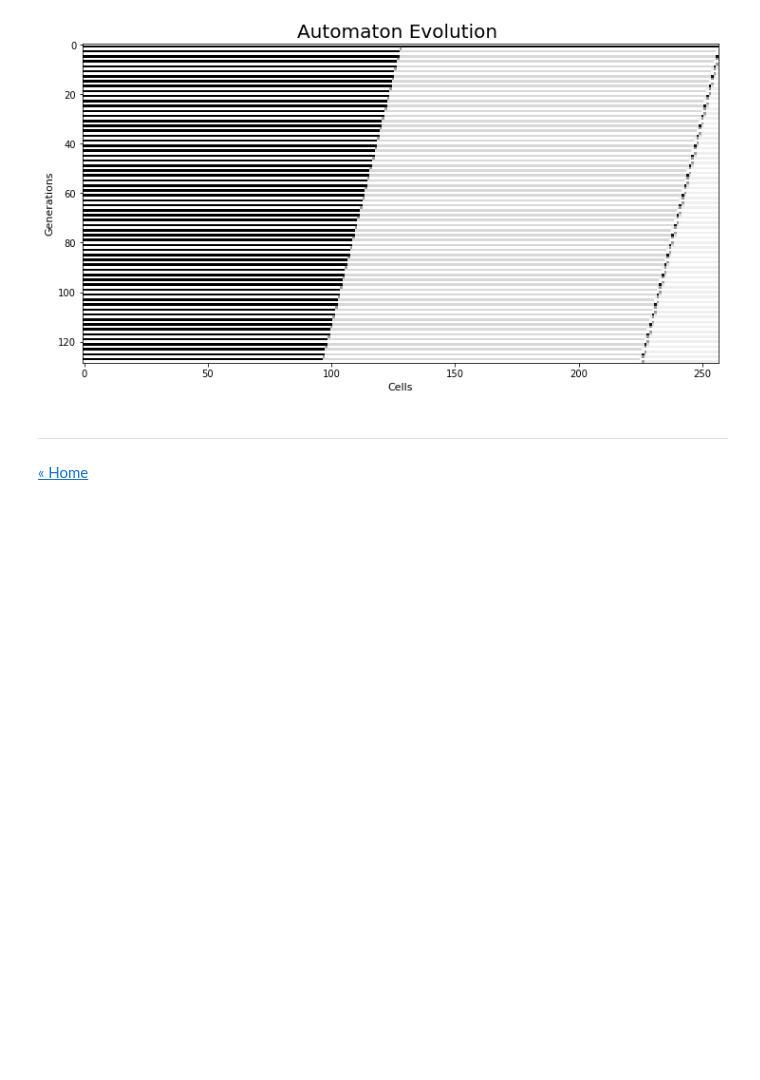
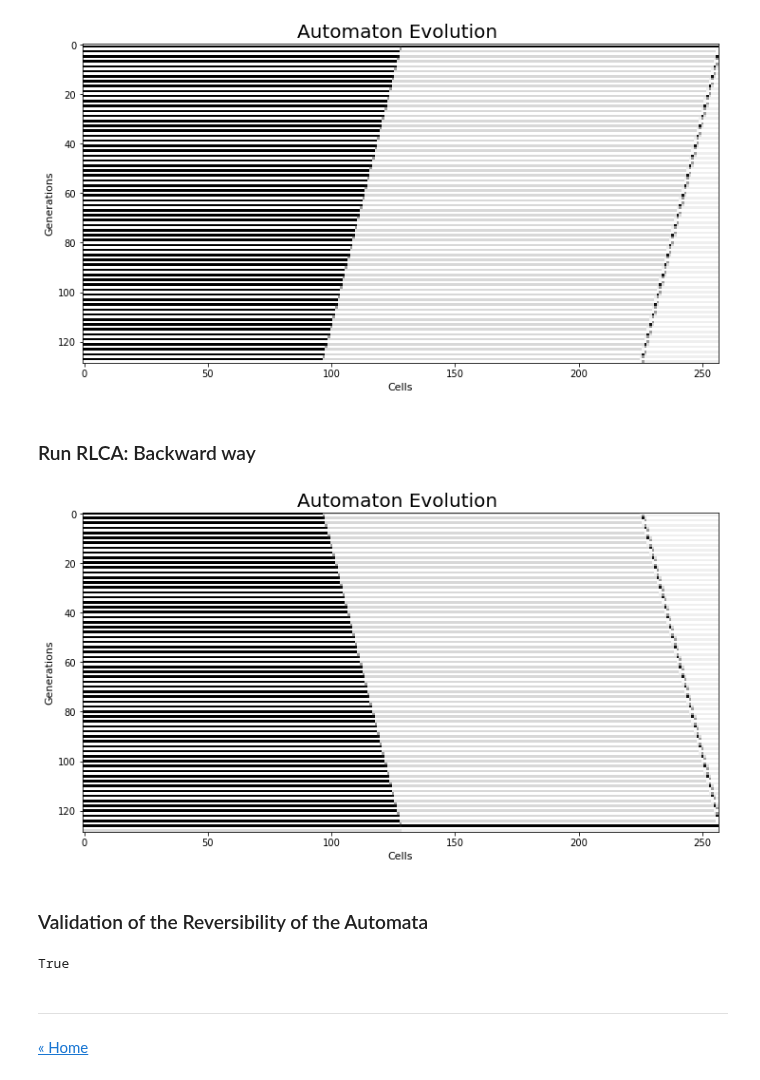
Before and after one commit to ansegura7/Algorithms, a Jupyter notebook: cellular-automata/CellularAutomata.ipynb, the cells around one changed output. Cells and saved outputs as stored; diff of their text form; code cells hidden in the pictures; blank space fills up the shorter version.

Commit message:
Cellular Automata
- Run RLCA: Backward way
- Validation of the Reversibility of the Automata

```diff
--- a/cellular-automata/CellularAutomata.ipynb
+++ b/cellular-automata/CellularAutomata.ipynb
@@ -259,6 +261,26 @@ universe = evolve_rlca_automaton(init_state, max_generations, rule, r, forward)
 plot_automata(universe)
 # %% [output]
 [figure]
+# %% [markdown]
+### Run RLCA: Backward way
+# %%
+# Initial state of the linear cellular automaton
+init_state2 = universe[max_generations - 1]
+# %%
+# Evolve the reversible linear cellular automata
+forward = False
+universe2 = evolve_rlca_automaton(init_state2, max_generations, rule, r, forward)
+# %%
+# Plotting RLCA
+plot_automata(universe2)
+# %% [output]
+[figure, added]
+# %% [markdown]
+### Validation of the Reversibility of the Automata
+# %%
+universe[0] == universe2[max_generations - 1]
+# %% [output]
+True
 # %% [markdown]
 <hr>
 <p><a href="https://ansegura7.github.io/Algorithms/">« Home</a></p>
```
Also changed, not shown: parts of 5 cells of this notebook, 1 other file.
